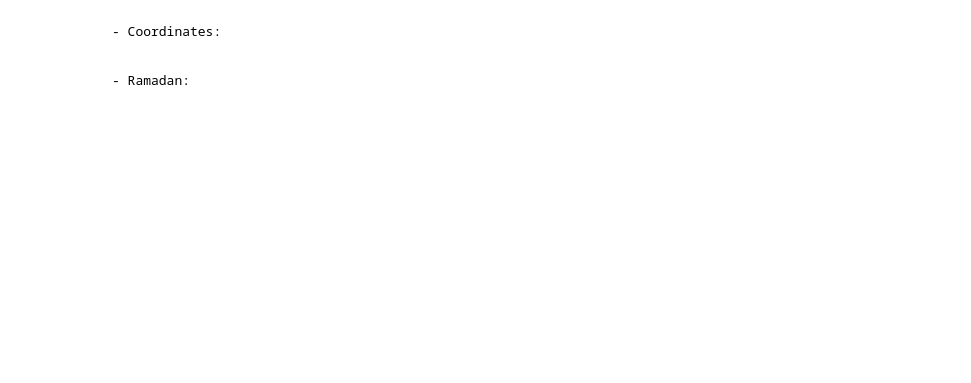
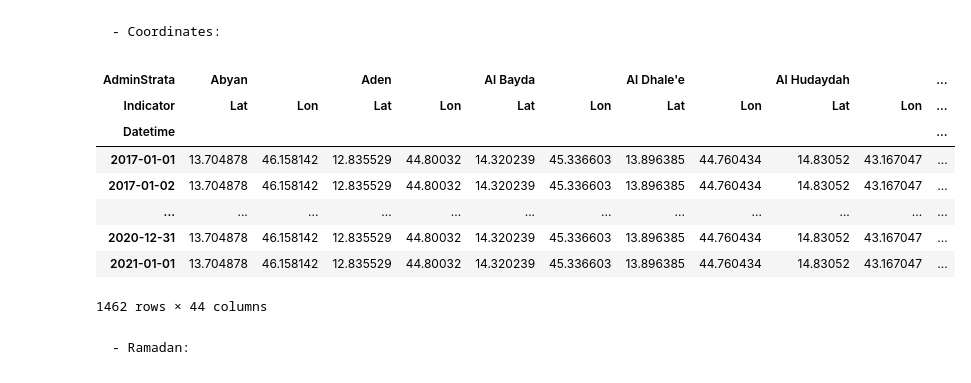
Before and after one commit to pietro-foini/ISI-WFP, a Jupyter notebook: project/Dataset time-series/Yemen.ipynb, the cells around one changed output. Cells and saved outputs as stored; diff of their text form; code cells hidden in the pictures; blank space fills up the shorter version.

```diff
--- a/project/Dataset time-series/Yemen.ipynb
+++ b/project/Dataset time-series/Yemen.ipynb
@@ -1,6 +1,8 @@
 # %%
 import pandas as pd
 import numpy as np
+# %%
+pd.options.display.max_rows = 4
 # %%
 # Add the python path to the folder containing some useful custom packages.
 import sys
@@ -91,6 +176,18 @@ coordinates.index.name = "Datetime"
 coordinates.index = pd.to_datetime(coordinates.index)
 freq = "D"
 coordinates.index.freq = freq
+# %%
+coordinates
+# %% [output]
+| AdminStrata | Abyan |  | Aden |  | Al Bayda |  | Al Dhale'e |  | Al Hudaydah |  | ... |
+| Indicator | Lat | Lon | Lat | Lon | Lat | Lon | Lat | Lon | Lat | Lon | ... |
+| Datetime |  |  |  |  |  |  |  |  |  |  | ... |
+| 2017-01-01 | 13.704878 | 46.158142 | 12.835529 | 44.80032 | 14.320239 | 45.336603 | 13.896385 | 44.760434 | 14.83052 | 43.167047 | ... |
+| 2017-01-02 | 13.704878 | 46.158142 | 12.835529 | 44.80032 | 14.320239 | 45.336603 | 13.896385 | 44.760434 | 14.83052 | 43.167047 | ... |
+| ... | ... | ... | ... | ... | ... | ... | ... | ... | ... | ... | ... |
+| 2020-12-31 | 13.704878 | 46.158142 | 12.835529 | 44.80032 | 14.320239 | 45.336603 | 13.896385 | 44.760434 | 14.83052 | 43.167047 | ... |
+| 2021-01-01 | 13.704878 | 46.158142 | 12.835529 | 44.80032 | 14.320239 | 45.336603 | 13.896385 | 44.760434 | 14.83052 | 43.167047 | ... |
+1462 rows × 44 columns
 # %% [markdown]
     - Ramadan:
 # %%
```
Also changed, not shown: parts of 48 cells of this notebook, 14 other files.
